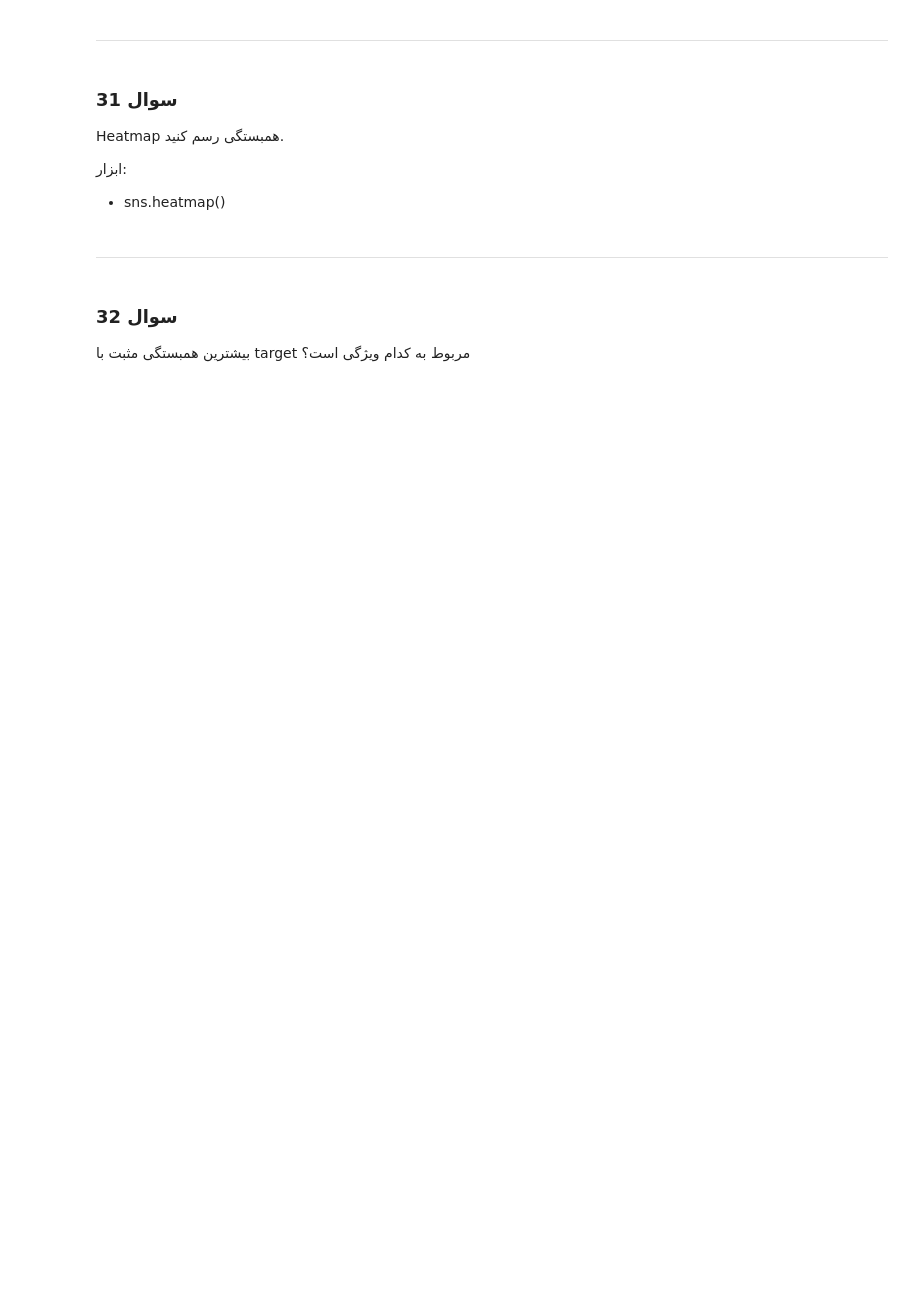
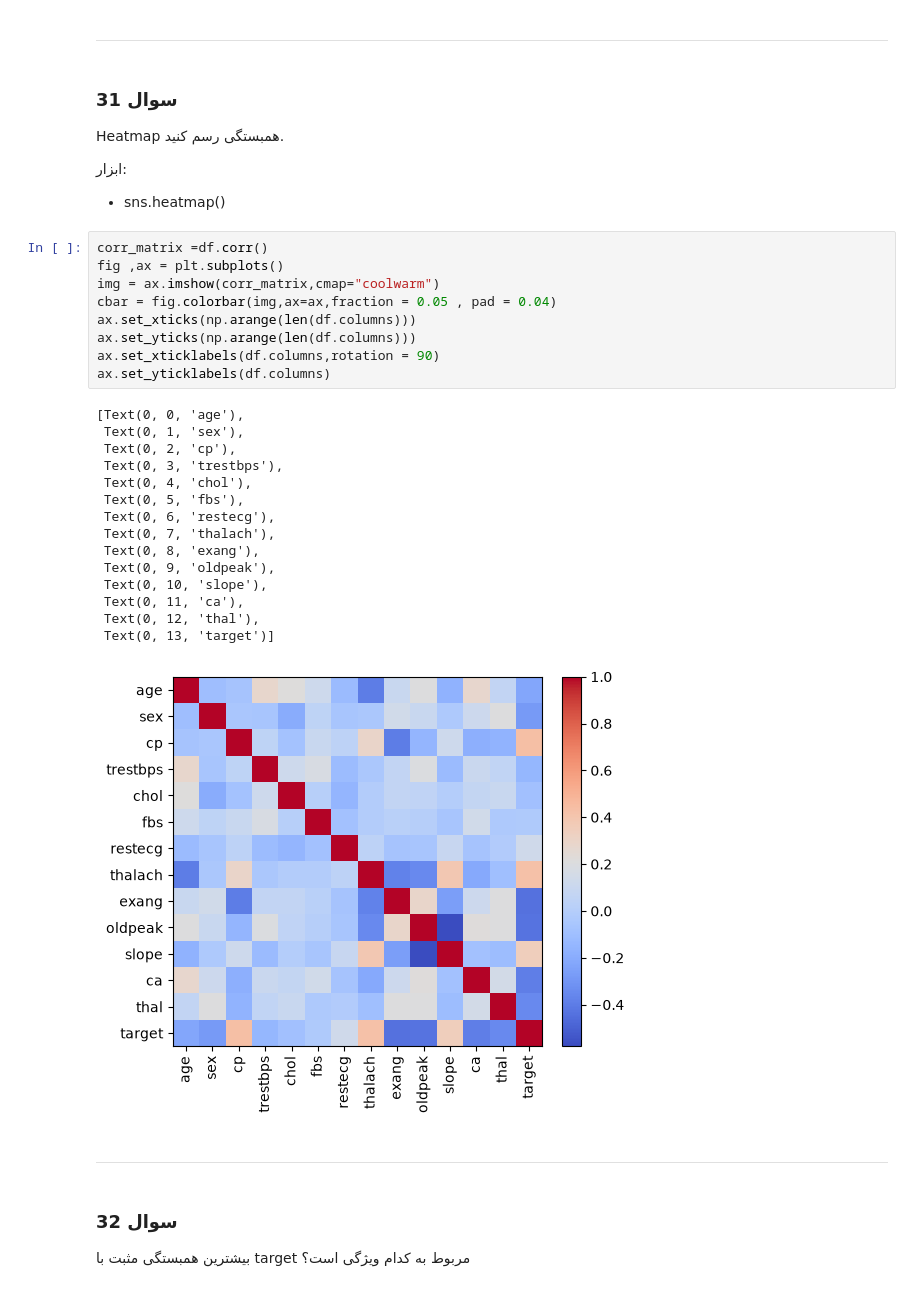
Before and after one commit to MehradAmiresmi/Data-Mining-Answer, a Jupyter notebook: task_1/001_data_understanding.ipynb, the cells around one changed output. Drawn from its saved outputs; the diff is of its cells as text; blank space fills up the shorter version.

```diff
--- a/task_1/001_data_understanding.ipynb
+++ b/task_1/001_data_understanding.ipynb
@@ -941,6 +980,31 @@ Heatmap همبستگی رسم کنید.
 ابزار:
 
 - sns.heatmap()
+# %%
+corr_matrix =df.corr()
+fig ,ax = plt.subplots()
+img = ax.imshow(corr_matrix,cmap="coolwarm")
+cbar = fig.colorbar(img,ax=ax,fraction = 0.05 , pad = 0.04)
+ax.set_xticks(np.arange(len(df.columns)))
+ax.set_yticks(np.arange(len(df.columns)))
+ax.set_xticklabels(df.columns,rotation = 90)
+ax.set_yticklabels(df.columns)
+# %% [output]
+[Text(0, 0, 'age'),
+ Text(0, 1, 'sex'),
+ Text(0, 2, 'cp'),
+ Text(0, 3, 'trestbps'),
+ Text(0, 4, 'chol'),
+ Text(0, 5, 'fbs'),
+ Text(0, 6, 'restecg'),
+ Text(0, 7, 'thalach'),
+ Text(0, 8, 'exang'),
+ Text(0, 9, 'oldpeak'),
+ Text(0, 10, 'slope'),
+ Text(0, 11, 'ca'),
+ Text(0, 12, 'thal'),
+ Text(0, 13, 'target')]
+[figure, added]
 # %% [markdown]
 
 ---
```
Also changed, not shown: parts of 10 cells of this notebook.
